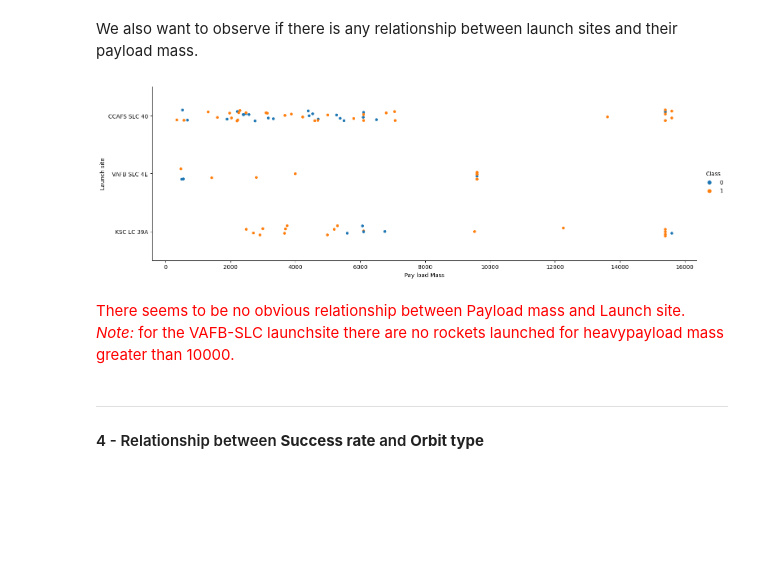
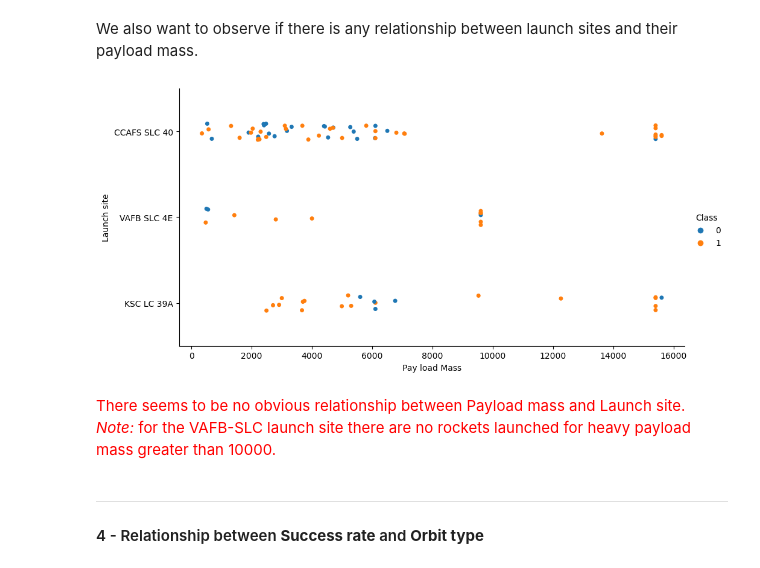
Before and after one commit to tullioballarino/AppliedDataScienceCapstone, a Jupyter notebook: 2-2-jupyter-labs-eda-dataviz.ipynb, the cells around one changed output. Cells and saved outputs as stored; diff of their text form; code cells hidden in the pictures; blank space fills up the shorter version.

```diff
--- a/2-2-jupyter-labs-eda-dataviz.ipynb
+++ b/2-2-jupyter-labs-eda-dataviz.ipynb
@@ -138,16 +138,16 @@ plt.show()
 We also want to observe if there is any relationship between launch sites and their payload mass.
 # %%
 # Plot a scatter point chart with x axis to be Pay Load Mass (kg) and y axis to be the launch site, and hue to be the class value
-sns.catplot(y="LaunchSite", x="PayloadMass", hue="Class", data=df, aspect=3)
+sns.catplot(y="LaunchSite", x="PayloadMass", hue="Class", data=df, aspect=2)
 plt.xlabel("Pay load Mass",fontsize=10)
 plt.ylabel("Launch site",fontsize=10)
 plt.show()
 # %% [output]
-[figure, old version]
+[figure, new version]
 # %% [markdown]
 <font color='red'>
 There seems to be no obvious relationship between Payload mass and Launch site.
-<br><i>Note:</i> for the VAFB-SLC launchsite there are no rockets launched for heavypayload mass greater than 10000.</font>
+<br><i>Note:</i> for the VAFB-SLC launch site there are no rockets launched for heavy payload mass greater than 10000.</font>
 # %% [markdown]
 ---
 #### 4 - Relationship between **Success rate** and **Orbit type**
```
Also changed, not shown: parts of 8 cells of this notebook.
